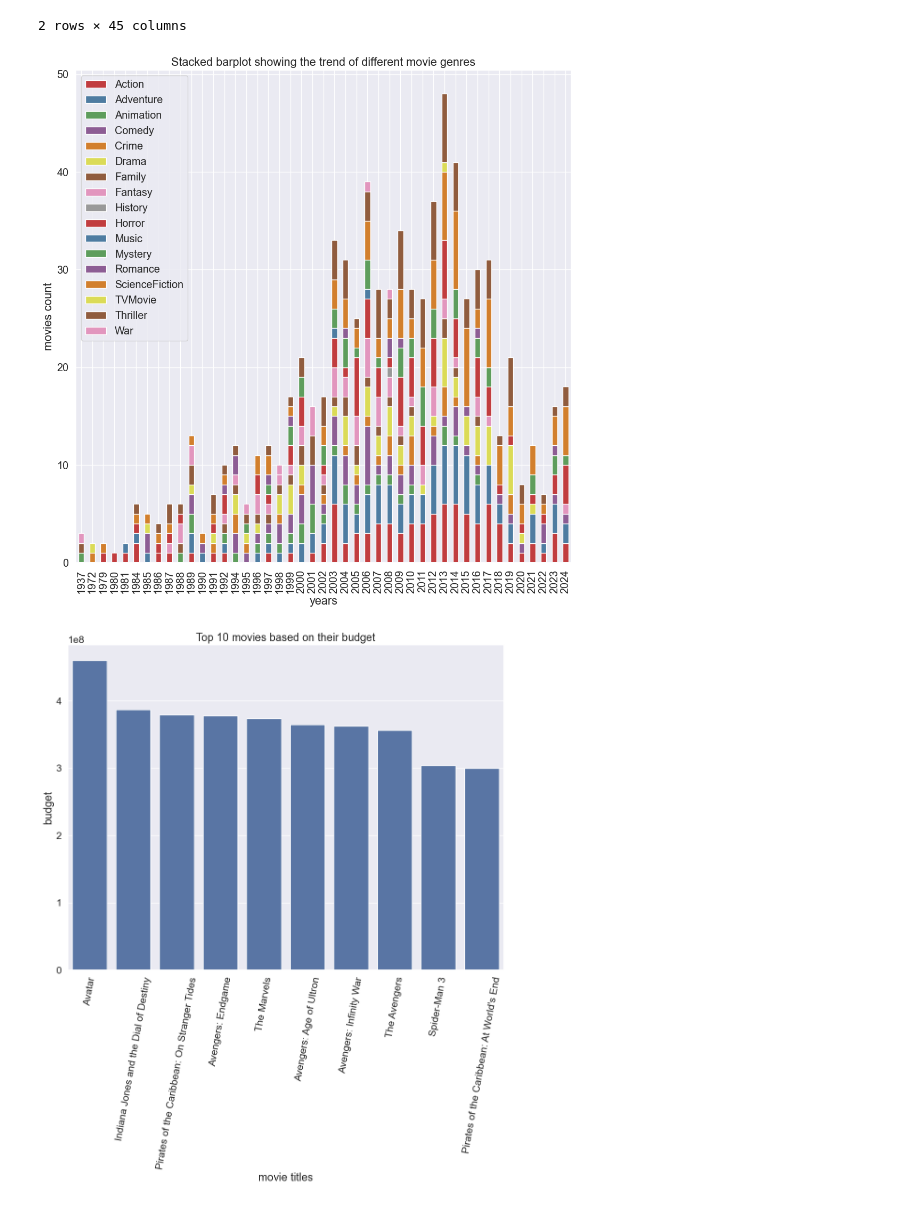
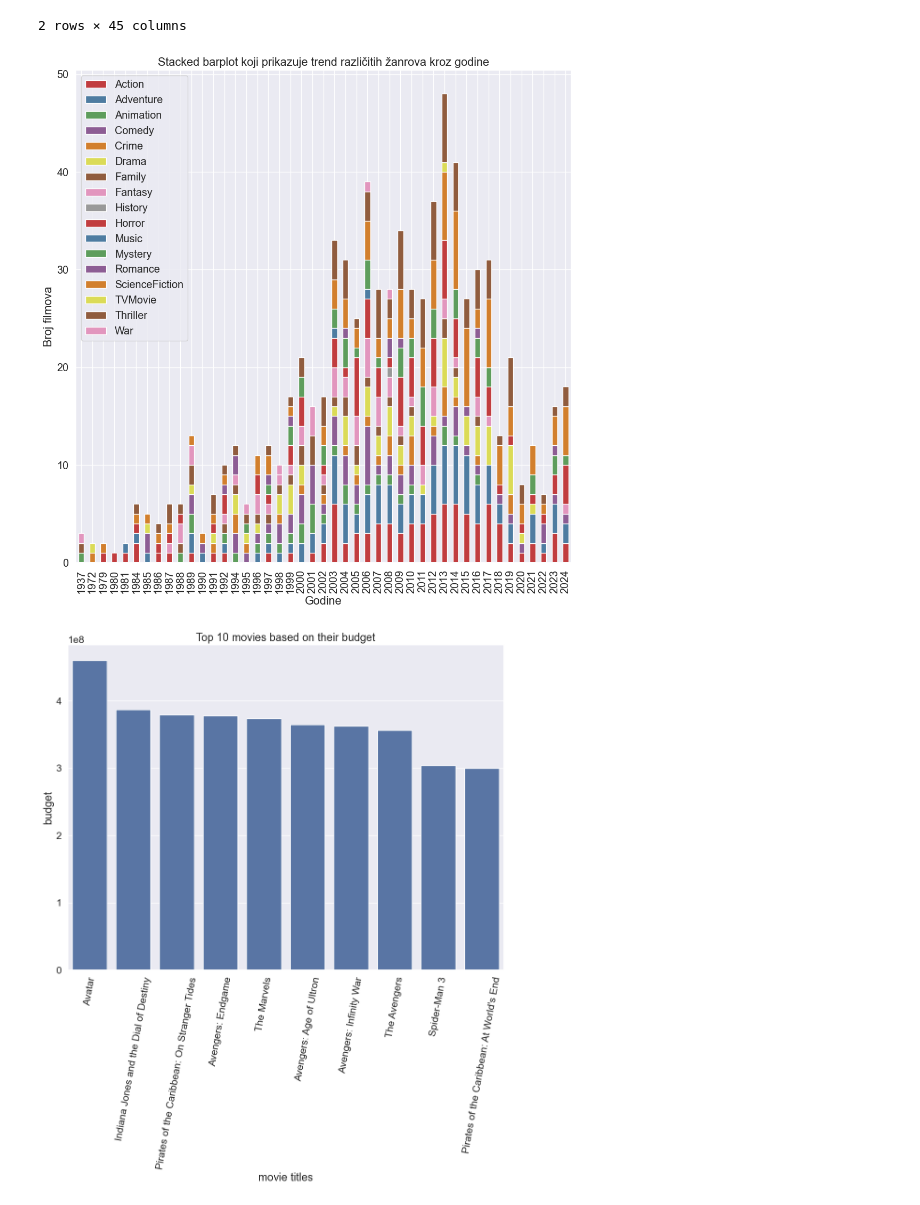
Before and after one commit to Chothulhu/letterboxd-watchlist-analysis, a Jupyter notebook: AnalizaFilmova.ipynb, the cells around one changed output. Drawn from its saved outputs; the diff is of its cells as text; code cells hidden in the pictures.

```diff
--- a/AnalizaFilmova.ipynb
+++ b/AnalizaFilmova.ipynb
@@ -290,19 +283,21 @@ most_popular_genre_by_year
 | counts | 1 | 1 | 1 | 1 | 1 | 2 | 2 | 1 | 2 | 2 | ... | ... |
 2 rows × 45 columns
 # %%
-sns.set(rc={'figure.figsize':(12,12)}, font_scale=1.3)
-sns.set_palette("Set1", 20, .65)
+sns.set_theme(rc={"figure.figsize": (12, 12)}, font_scale=1.3)
+sns.set_palette("Set1", 20, 0.65)
+
+# Stacked barplot prikazuje trend različitih žanrova kroz godine
+ax = gerne_count_per_year_df.plot.bar(stacked=True)
 
 
-ax = gerne_count_per_year_df.plot.bar(stacked=True)
-ax.set(xlabel='years', ylabel='movies count', title = 'Stacked barplot showing the trend of different movie genres')
+ax.set(
+    xlabel="Godine",
+    ylabel="Broj filmova",
+    title="Stacked barplot koji prikazuje trend različitih žanrova kroz godine",
+)
+
 plt.show()
-
-
-# ax = gerne_count_per_year_df.plot.area(stacked=True)
-# ax.set(xlabel='movie titles', ylabel='movies count', title = 'Stacked area plot showing the trend of different movie genres')
-# plt.show()
 # %% [output]
-[figure, old version]
+[figure, new version]
 # %%
 #
```
Also changed, not shown: parts of 22 cells of this notebook, 9 other files.
